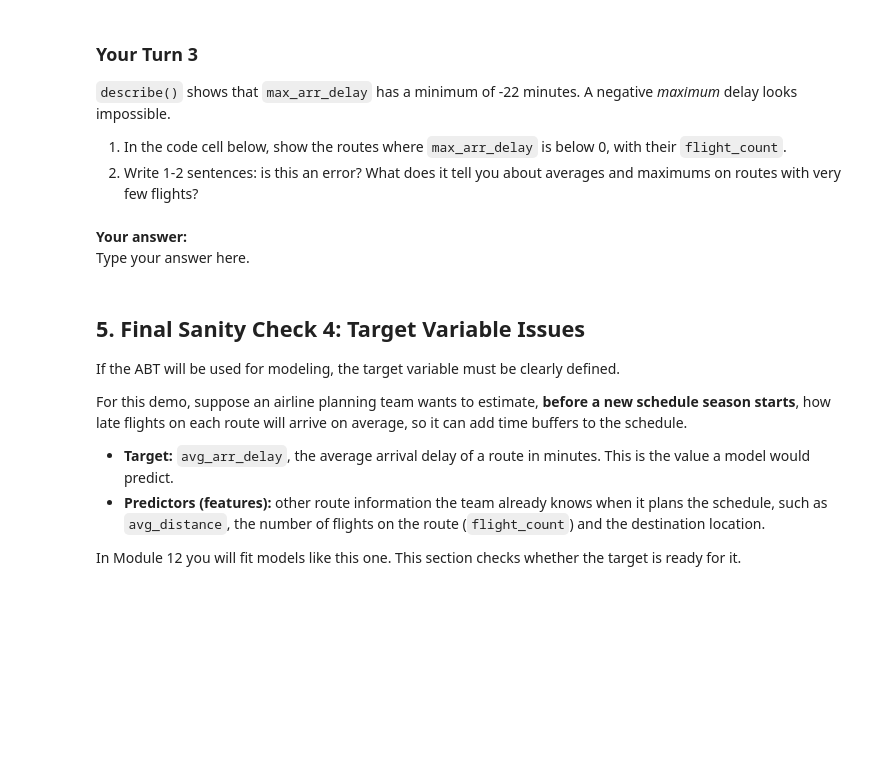
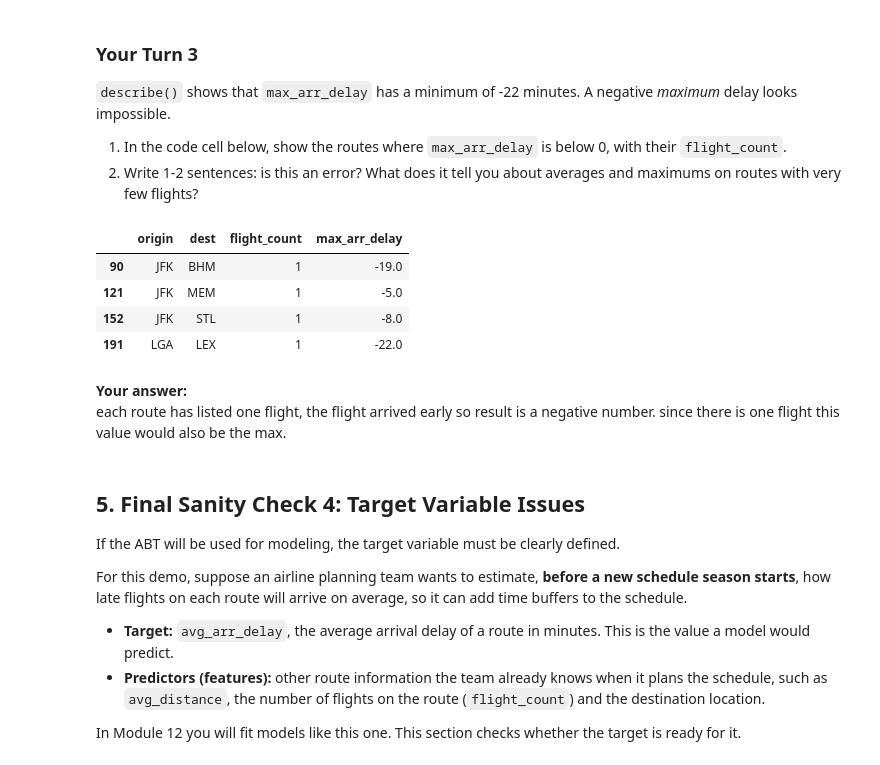
Before and after one commit to angelinaharding0301/ban6003-week11-AngelinaHarding, a Jupyter notebook: notebooks/module11_abt_documentation_guided_lab.ipynb, the cells around one changed output. Drawn from its saved outputs; the diff is of its cells as text; code cells hidden in the pictures; blank space fills up the shorter version.

```diff
--- a/notebooks/module11_abt_documentation_guided_lab.ipynb
+++ b/notebooks/module11_abt_documentation_guided_lab.ipynb
@@ -341,10 +339,17 @@ Extreme values do not automatically mean errors. They may be real business signa
 # %%
 # Your Turn 3
 # Show the routes with a negative max_arr_delay and their flight_count.
 # Hint: filter route_abt with a Boolean condition, then select a few columns.
+route_abt[route_abt["max_arr_delay"] < 0][["origin", "dest", "flight_count", "max_arr_delay"]]
+# %% [output]
+|  | origin | dest | flight_count | max_arr_delay |
+| 90 | JFK | BHM | 1 | -19.0 |
+| 121 | JFK | MEM | 1 | -5.0 |
+| 152 | JFK | STL | 1 | -8.0 |
+| 191 | LGA | LEX | 1 | -22.0 |
 # %% [markdown]
 **Your answer:**
-Type your answer here.
+each route has listed one flight, the flight arrived early so result is a negative number. since there is one flight this value would also be the max.
 # %% [markdown]
 ## 5. Final Sanity Check 4: Target Variable Issues
 
```
Also changed, not shown: parts of 12 cells of this notebook.
